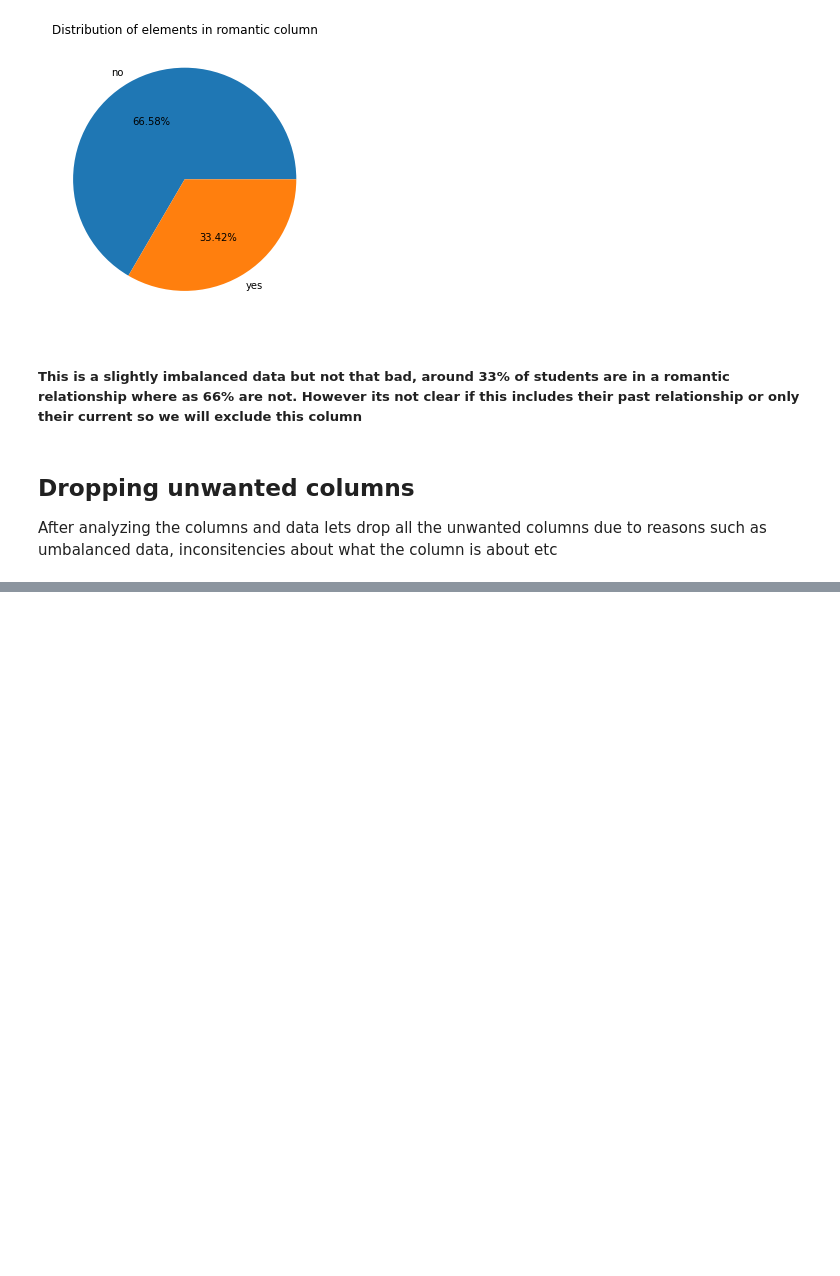
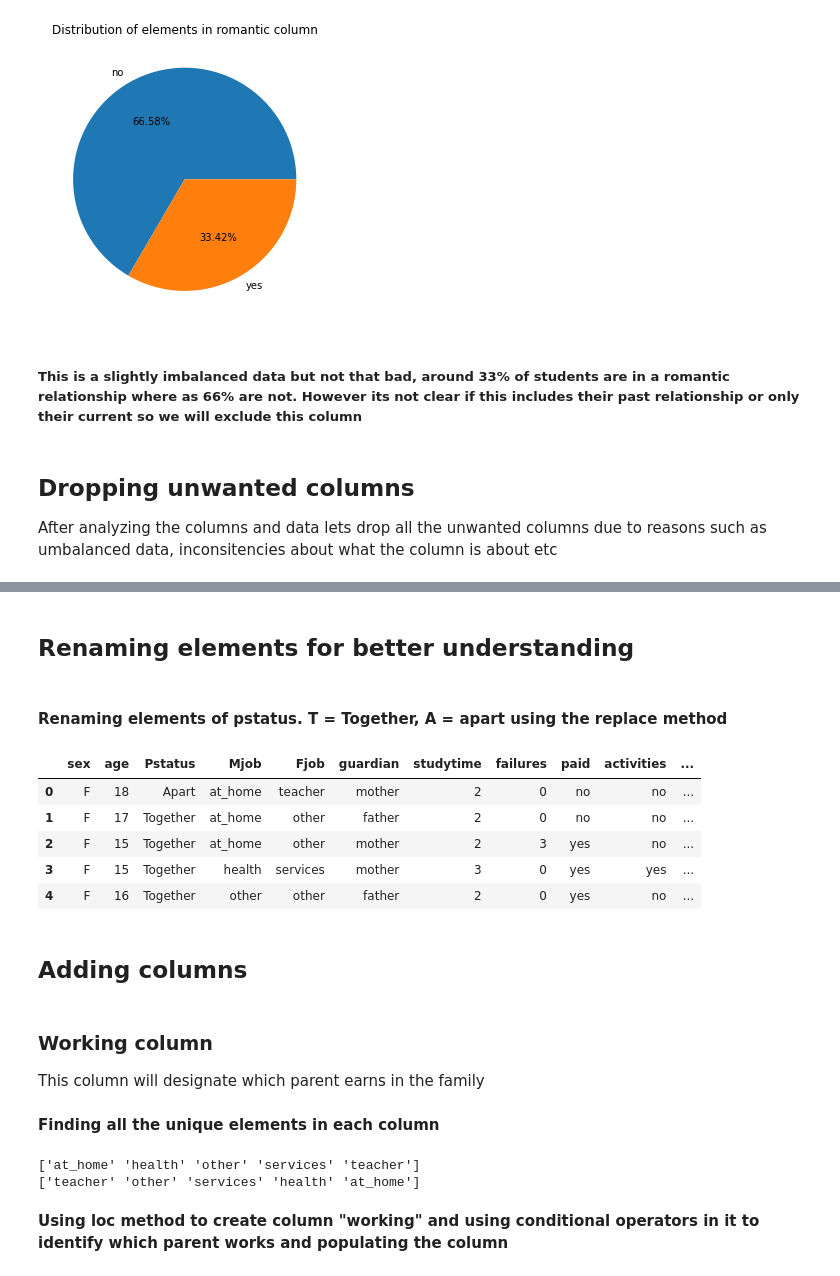
Before and after one commit to Soham2402/EDA, a Jupyter notebook: Student grade analysis/Student_grade_analysis.ipynb, the cells around one changed output, grey strips where cells are left out. Cells and saved outputs as stored; diff of their text form; code cells hidden in the pictures; blank space fills up the shorter version.

Commit message:
Created new columns

```diff
--- a/Student grade analysis/Student_grade_analysis.ipynb
+++ b/Student grade analysis/Student_grade_analysis.ipynb
@@ -187,0 +188,29 @@ new_stud_df.sample(5)
+# %% [markdown]
+## Renaming elements for better understanding
+# %% [markdown]
+#### Renaming elements of pstatus. T = Together, A = apart  using the replace method
+# %%
+new_stud_df["Pstatus"].replace({"T":"Together","A":"Apart"},inplace=True)
+new_stud_df.head()
+# %% [output]
+|  | sex | age | Pstatus | Mjob | Fjob | guardian | studytime | failures | paid | activities | ... |
+| 0 | F | 18 | Apart | at_home | teacher | mother | 2 | 0 | no | no | ... |
+| 1 | F | 17 | Together | at_home | other | father | 2 | 0 | no | no | ... |
+| 2 | F | 15 | Together | at_home | other | mother | 2 | 3 | yes | no | ... |
+| 3 | F | 15 | Together | health | services | mother | 3 | 0 | yes | yes | ... |
+| 4 | F | 16 | Together | other | other | father | 2 | 0 | yes | no | ... |
+# %% [markdown]
+## Adding columns
+# %% [markdown]
+### Working column
+This column will designate which parent earns in the family
+# %% [markdown]
+<b>Finding all the unique elements in each column
+# %%
+print(new_stud_df["Mjob"].unique())
+print(new_stud_df["Fjob"].unique())
+# %% [output]
+['at_home' 'health' 'other' 'services' 'teacher']
+['teacher' 'other' 'services' 'health' 'at_home']
+# %% [markdown]
+<b>Using loc method to create column "working" and using conditional operators in it to identify which parent works and populating the column
```
Also changed, not shown: parts of 6 cells of this notebook.
